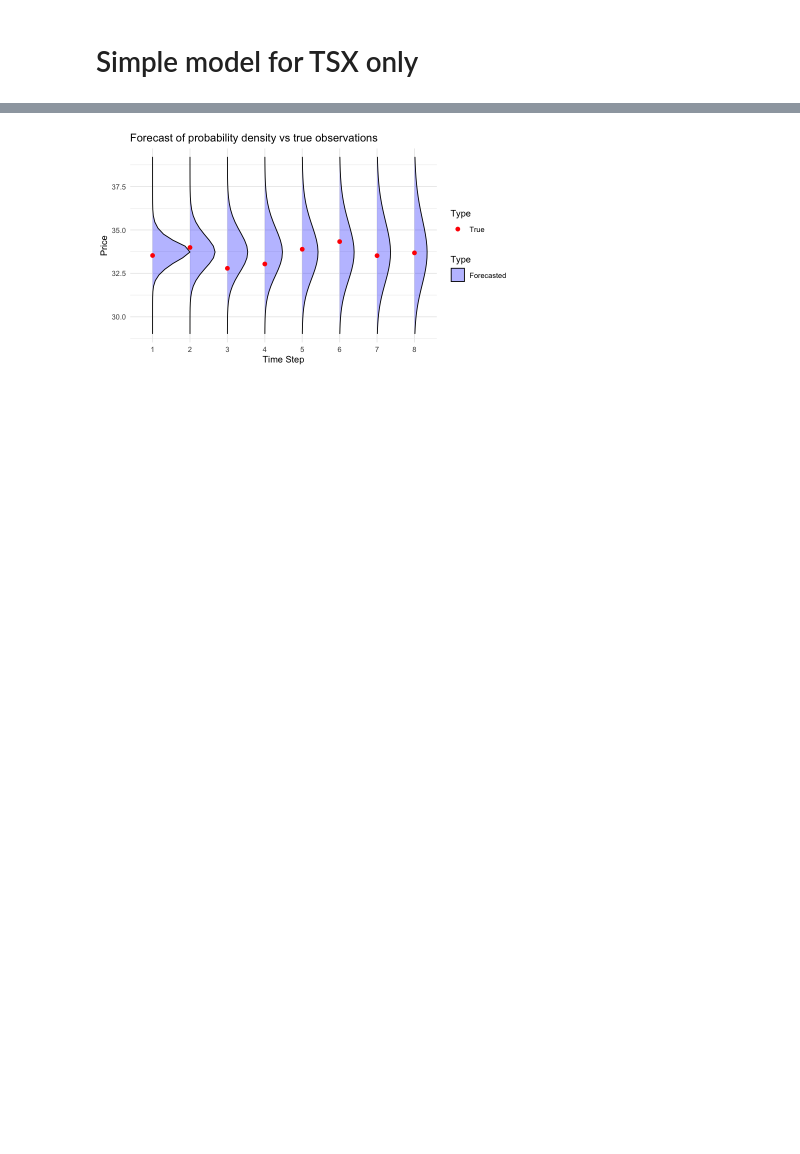
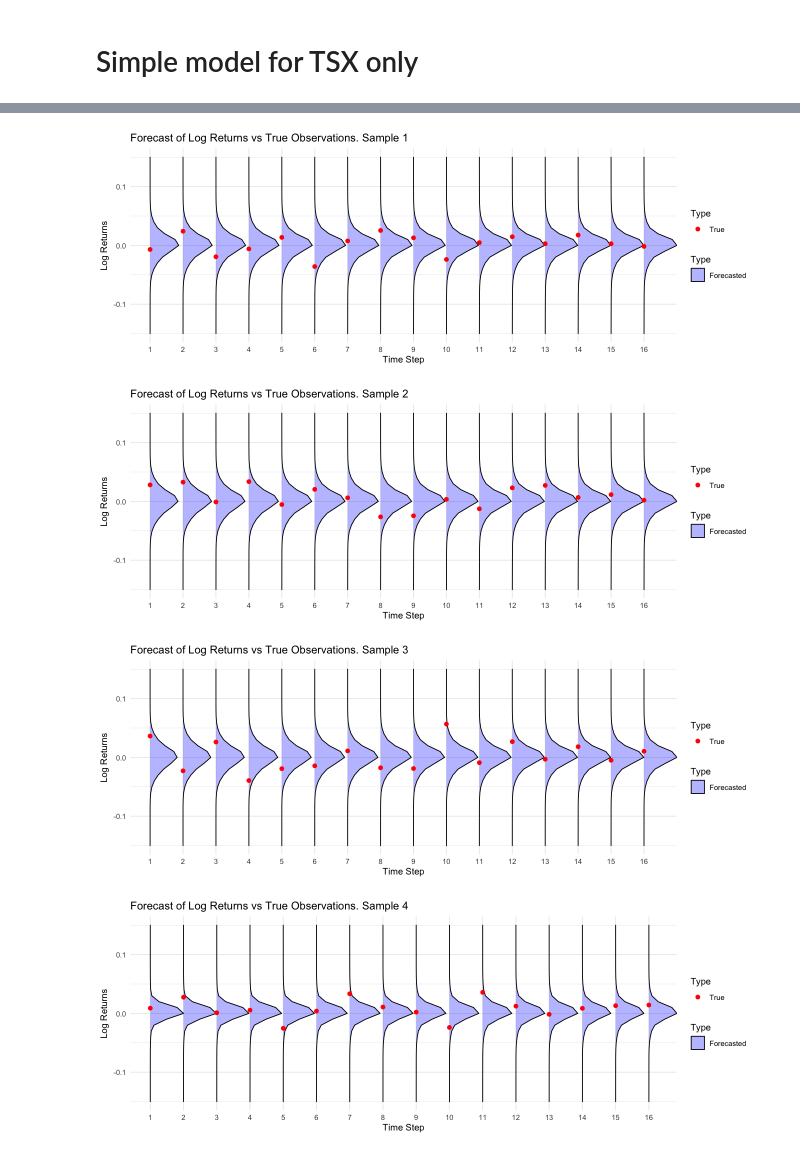
Before and after one commit to DuncanCSt/forecast_research, a Jupyter notebook: finance/markets_model_TSX_only.ipynb, the cells around one changed output, grey strips where cells are left out. Cells and saved outputs as stored; diff of their text form; code cells hidden in the pictures; blank space fills up the shorter version.

Commit message:
Working version of Gold Covariate State forecasting

```diff
--- a/finance/markets_model_TSX_only.ipynb
+++ b/finance/markets_model_TSX_only.ipynb
@@ -94,7 +112,7 @@ optimal_n <- data.frame(
   AIC = numeric()
 )
 for (n in 2:6) {
-  hmm <- fit_markets_hmm(n_states = n, data = train_data_log)
+  hmm <- fit_markets_hmm(n_states = n, data = train_data_log_list[[sample_id]])
   optimal_n <- rbind(optimal_n, data.frame(n_states = n, AIC = hmm$AIC_conditional()))
 }
 # %% [output]
@@ -115,3 +133,0 @@ ggplot(optimal_n, aes(x = n_states, y = AIC)) +
-# %%
-hmm <- fit_markets_hmm(n_states = 3, data = train_data_log)
-hmm$plot_dist("TSX_Composite")
@@ -156,60 +218,19 @@ TSX_Composite.sd     0.023   0.010   0.089
-# %%
-last_true_value <- tail(train_data[[observation]], n = 1)
-
-real_forecast_probs <- array(0, dim = dim(forecast_dists_normalized))
-
-first_step_probs <- forecast_dists_normalized[, 1]
-real_forecast_probs[, 1] <- first_step_probs
-current_step_probs <- first_step_probs
-length_out <- length(forecast_steps)
-for (i in 2:20) {
-  current_step_probs <- convolve(current_step_probs, forecast_dists_normalized[, i], type = "open")
-  start <- floor((length(current_step_probs) - length_out) / 2) + 1
-  stop <- start + length(first_step_probs) - 1
-  real_forecast_probs[, i] <- current_step_probs[start:stop]
-}
 # %%
-# Timesteps ahead to be plotted
-forecast_timesteps <- c(1, 2, 3, 4, 5, 6, 7, 8)
-
-scale_factor <- 1/max(real_forecast_probs[, 1])
-
-real_range <- last_true_value * exp(forecast_steps)
-ridge_data <- data.frame(
-  x = rep(real_range, length(forecast_timesteps)),
-  time = factor(rep(forecast_timesteps, each = length(real_range)), levels = forecast_timesteps),
-  density = c(real_forecast_probs[, forecast_timesteps]*scale_factor)
-)
-true_df <- data.frame(
-  time = factor(forecast_timesteps, levels = forecast_timesteps),
-  x = test_data[[observation]][forecast_timesteps]
-)
-
-p <- ggplot() +
-  geom_ridgeline(
-    data = ridge_data,
-    aes(x = x, y = time, height = density, fill = "Forecasted"),
-    alpha = 0.3
-  ) +
-  geom_point(
-    data = true_df,
-    aes(x = x, y = time, colour = "True"),
-    size = 2,
-    inherit.aes = FALSE
-  ) +
-  scale_fill_manual(name = "Type", values = c("Forecasted" = "blue")) +
-  scale_colour_manual(name = "Type", values = c("True" = "red")) +
-  labs(
-    title = "Forecast of probability density vs true observations",
-    x = "Price",
-    y = "Time Step"
-  ) +
-  theme_minimal() +
-  guides(fill = guide_legend(override.aes = list(alpha = 0.3))) +
-  # coord_cartesian(xlim = c(0, 10)) +
-  coord_flip()
-
-options(repr.plot.width = 7, repr.plot.height = 4)  # Adjust figure size
-p
+source("markets_functions.R")
+for (i in 1:length(splits$train)) {
+  plot_ridge_data(
+    # Timesteps ahead to be plotted
+    forecast_timesteps = seq(1, forecast_range),
+    forecast_steps = forecast_steps[[i]],
+    forecast_data = forecast_dists_normalized[[i]],
+    true_values = test_data_log_list[[i]][[observation]],
+    title = paste0("Forecast of Log Returns vs True Observations. Sample ", i),
+    y_label = "Log Returns",
+    savefig = paste0(plot_folder, "/log_returns_forecast_ridge_plot_sample_", i, ".png")
+  )
+}
 # %% [output]
-[figure, old version]
+[figure, new version]
+[figure, added]
+[figure, added]
+[figure, added]
```
Also changed, not shown: parts of 23 cells of this notebook, 31 other files.
